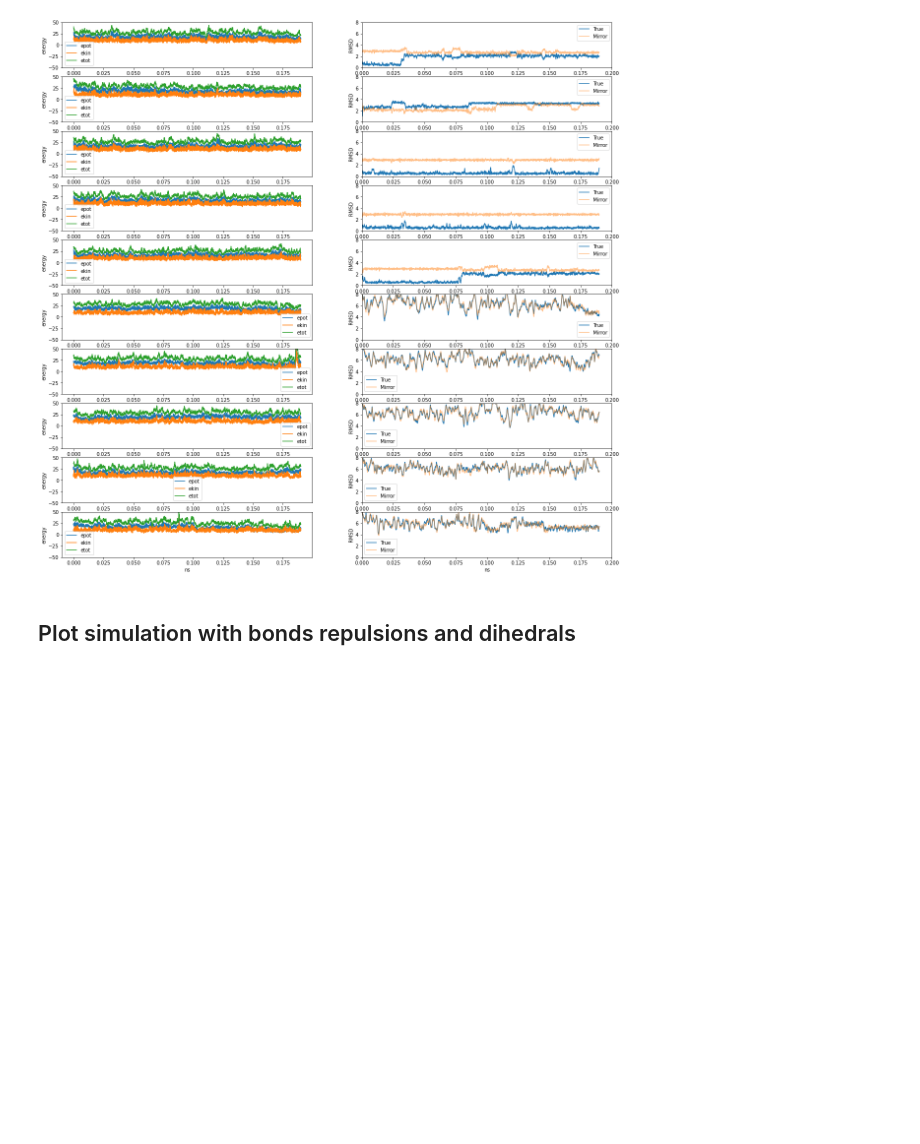
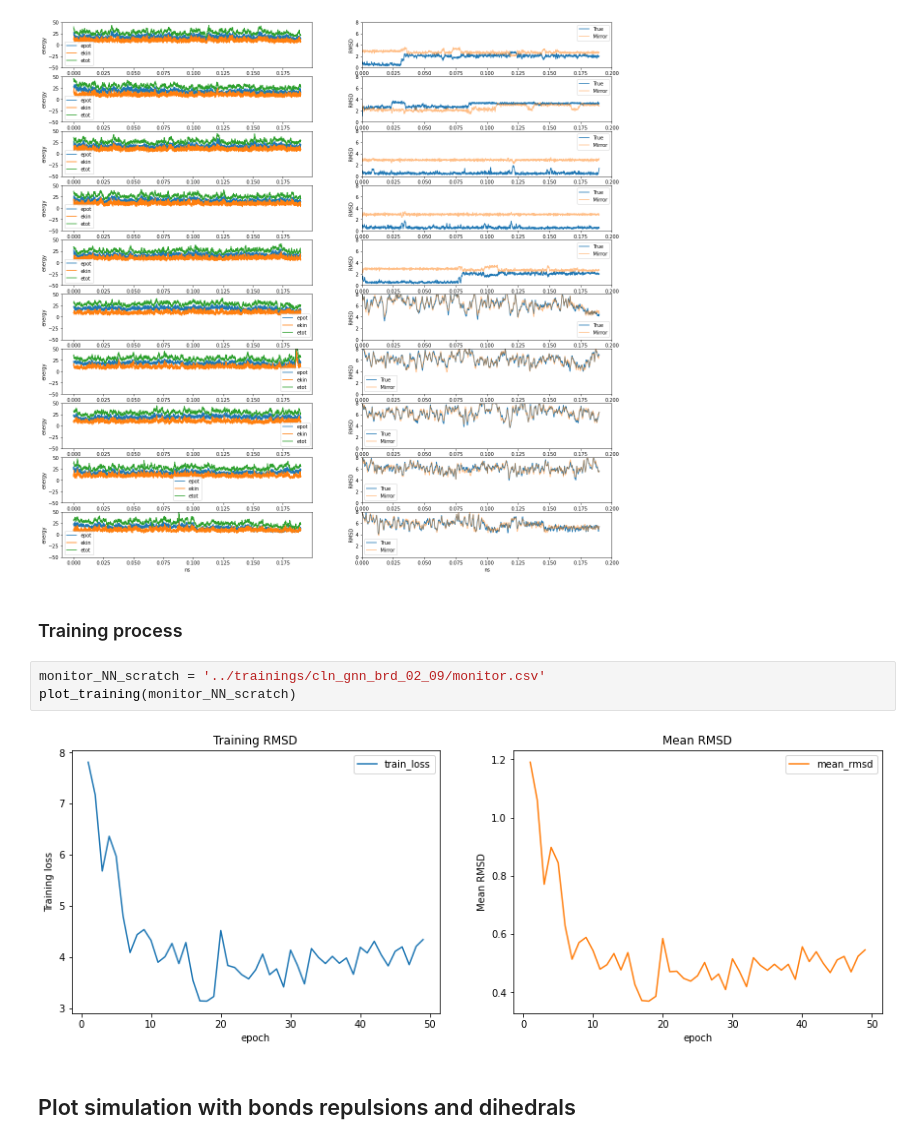
Before and after one commit to compsciencelab/torchmd-exp, a Jupyter notebook: torchmdexp/nn/ntbs/analyze_trajs.ipynb, the cells around one changed output. Drawn from its saved outputs; the diff is of its cells as text; blank space fills up the shorter version.

```diff
--- a/torchmdexp/nn/ntbs/analyze_trajs.ipynb
+++ b/torchmdexp/nn/ntbs/analyze_trajs.ipynb
@@ -128,6 +142,13 @@ mol_dir = '../data/chignolin_cln025.psf'
 plot_trajs(out_dir, ts, n_traj, mol_dir, xlim = 0.2)
 # %% [output]
 [figure]
+# %% [markdown]
+### Training process
+# %%
+monitor_NN_scratch = '../trainings/cln_gnn_brd_02_09/monitor.csv'
+plot_training(monitor_NN_scratch)
+# %% [output]
+[figure, added]
 # %% [markdown]
 ## Plot simulation with bonds repulsions and dihedrals
 # %% [markdown]
```
Also changed, not shown: parts of 3 cells of this notebook, 1 other file.
